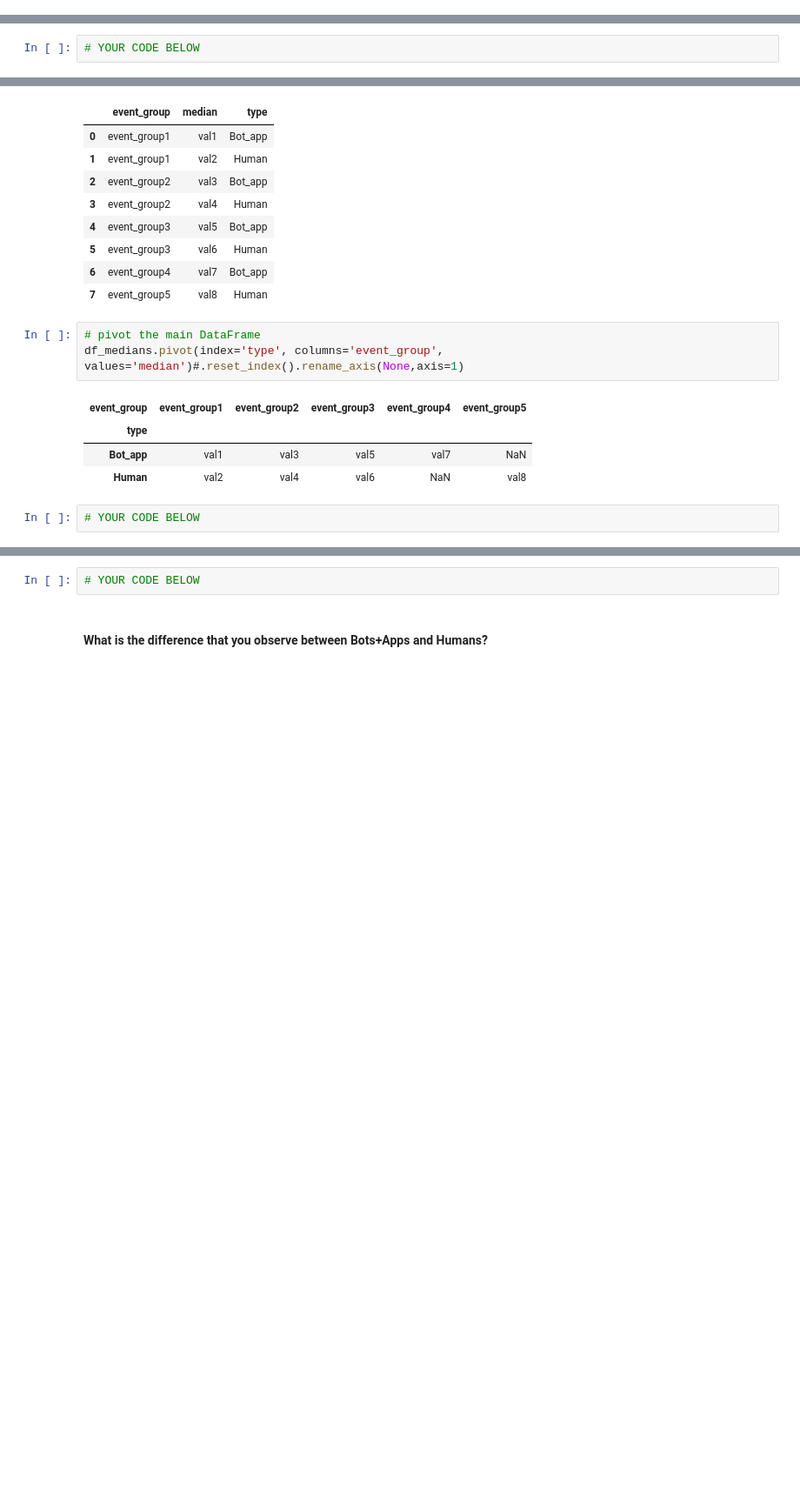
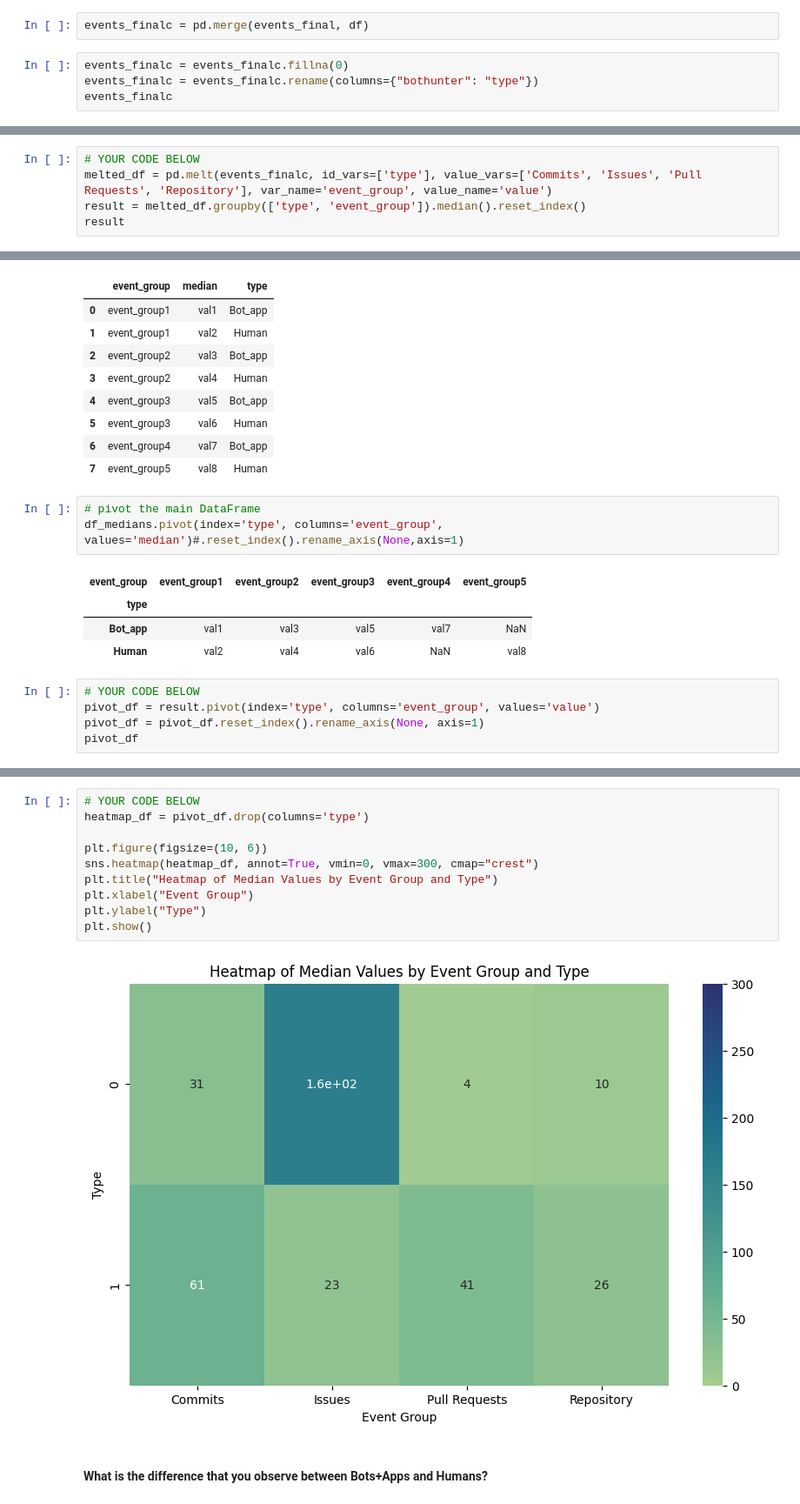
Before and after one commit to MokonaNico/Software_Evolution_TP3_2024, a Jupyter notebook: TP3_template.ipynb, the cells around one changed output, grey strips where cells are left out. Shown: that part at 87% size. Drawn from its saved outputs; the diff is of its cells as text; blank space fills up the shorter version.

```diff
--- a/TP3_template.ipynb
+++ b/TP3_template.ipynb
@@ -466,0 +591,6 @@ repo_group = ['CreateEvent', 'DeleteEvent', 'ForkEvent', 'GollumEvent', 'MemberE
+# %%
+events_finalc = pd.merge(events_final, df)
+# %%
+events_finalc = events_finalc.fillna(0)
+events_finalc = events_finalc.rename(columns={"bothunter": "type"})
+events_finalc
@@ -494,3 +642,6 @@ df_medians
 | 7 | event_group5 | val8 | Human |
 # %%
 # YOUR CODE BELOW
+melted_df = pd.melt(events_finalc, id_vars=['type'], value_vars=['Commits', 'Issues', 'Pull Requests', 'Repository'], var_name='event_group', value_name='value')
+result = melted_df.groupby(['type', 'event_group']).median().reset_index()
+result
@@ -535,3 +696,6 @@ df_medians.pivot(index='type', columns='event_group', values='median')#.reset_in
 | Human | val2 | val4 | val6 | NaN | val8 |
 # %%
 # YOUR CODE BELOW
+pivot_df = result.pivot(index='type', columns='event_group', values='value')
+pivot_df = pivot_df.reset_index().rename_axis(None, axis=1)
+pivot_df
@@ -538,4 +706,14 @@ df_medians.pivot(index='type', columns='event_group', values='median')#.reset_in
 # %%
 # YOUR CODE BELOW
+heatmap_df = pivot_df.drop(columns='type')
+
+plt.figure(figsize=(10, 6))
+sns.heatmap(heatmap_df, annot=True, vmin=0, vmax=300, cmap="crest")
+plt.title("Heatmap of Median Values by Event Group and Type")
+plt.xlabel("Event Group")
+plt.ylabel("Type")
+plt.show()
+# %% [output]
+[figure, added]
 # %% [markdown]
 #### What is the difference that you observe between Bots+Apps and Humans?
```
Also changed, not shown: parts of 32 cells of this notebook, 1 other file.
